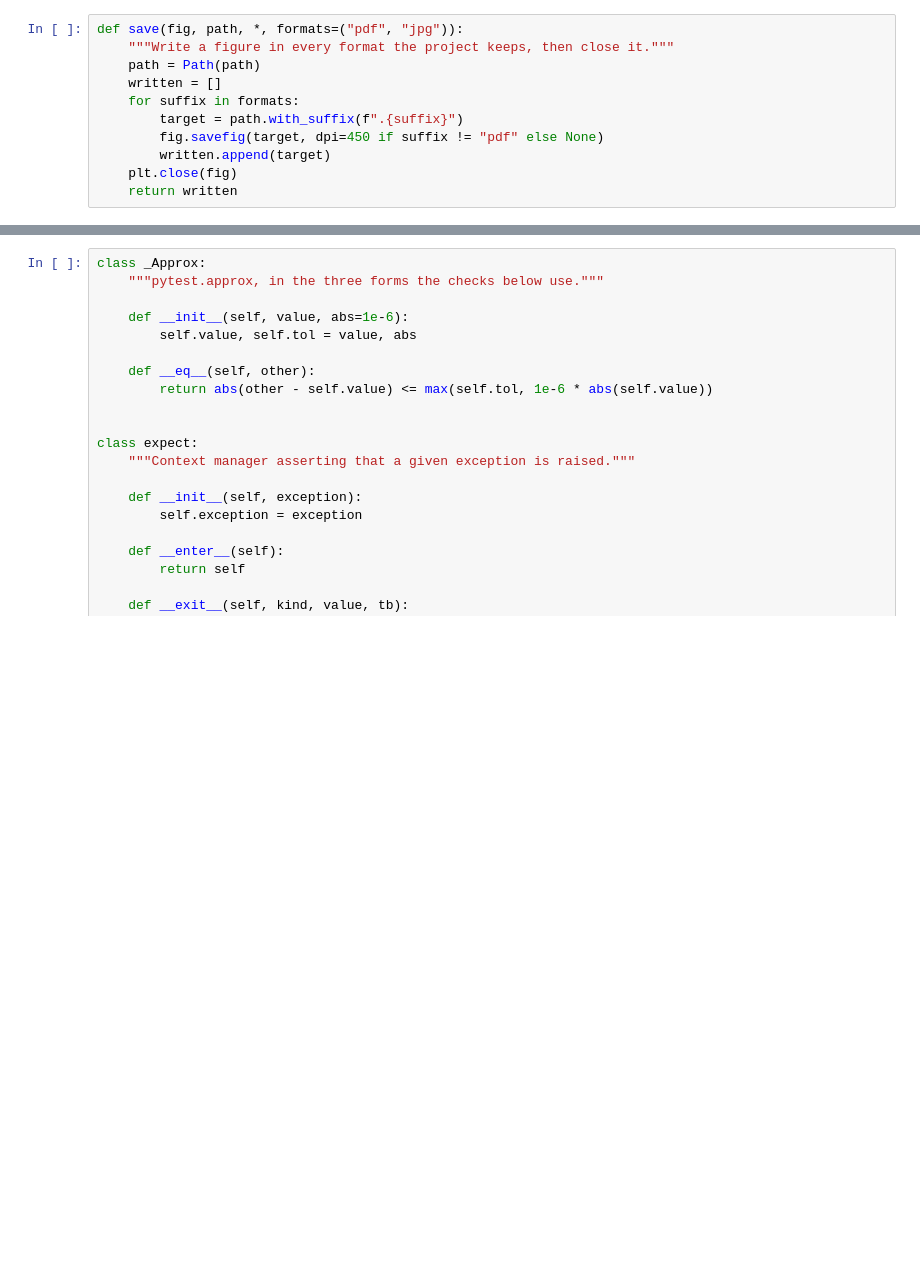
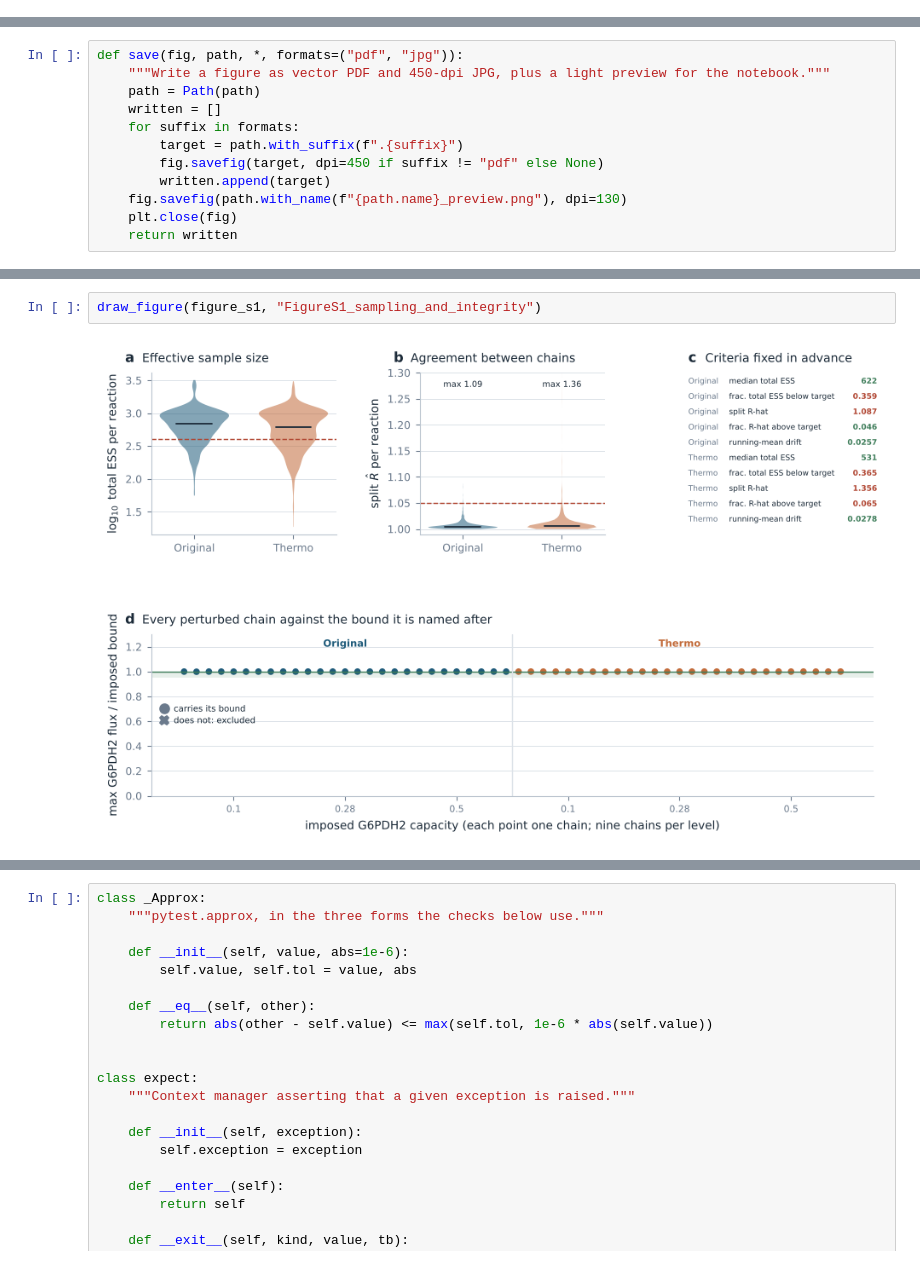
Before and after one commit to GIMIudg/GIMIpapers, a Jupyter notebook: flux2features/notebook/metabolic_flux_phenotyping.ipynb, the cells around one changed output, grey strips where cells are left out. Saved outputs shown, nothing was run; the diff lists cells and outputs as text; blank space fills up the shorter version.

```diff
--- a/flux2features/notebook/metabolic_flux_phenotyping.ipynb
+++ b/flux2features/notebook/metabolic_flux_phenotyping.ipynb
@@ -4473,11 +0,0 @@ version to submit; the JPG is there so the folder can be browsed.
-# %%
-def save(fig, path, *, formats=("pdf", "jpg")):
-    """Write a figure in every format the project keeps, then close it."""
-    path = Path(path)
-    written = []
-    for suffix in formats:
-        target = path.with_suffix(f".{suffix}")
-        fig.savefig(target, dpi=450 if suffix != "pdf" else None)
-        written.append(target)
-    plt.close(fig)
-    return written
@@ -14025,0 +4286,12 @@ described in section 19. Run them after any change.
+# %%
+def save(fig, path, *, formats=("pdf", "jpg")):
+    """Write a figure as vector PDF and 450-dpi JPG, plus a light preview for the notebook."""
+    path = Path(path)
+    written = []
+    for suffix in formats:
+        target = path.with_suffix(f".{suffix}")
+        fig.savefig(target, dpi=450 if suffix != "pdf" else None)
+        written.append(target)
+    fig.savefig(path.with_name(f"{path.name}_preview.png"), dpi=130)
+    plt.close(fig)
+    return written
@@ -14025,0 +5056,4 @@ described in section 19. Run them after any change.
+# %%
+draw_figure(figure_s1, "FigureS1_sampling_and_integrity")
+# %% [output]
+[figure, added]
```
Also changed, not shown: parts of 249 cells of this notebook, 21 other files.
